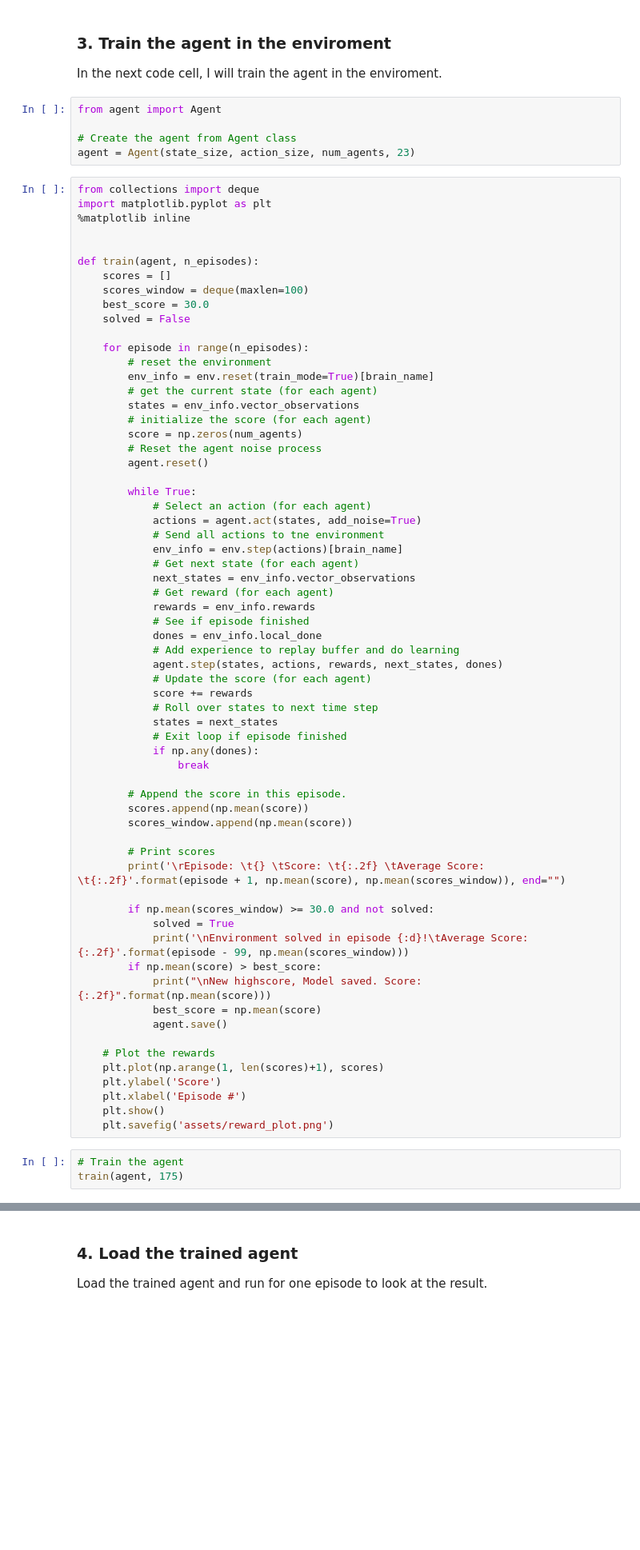
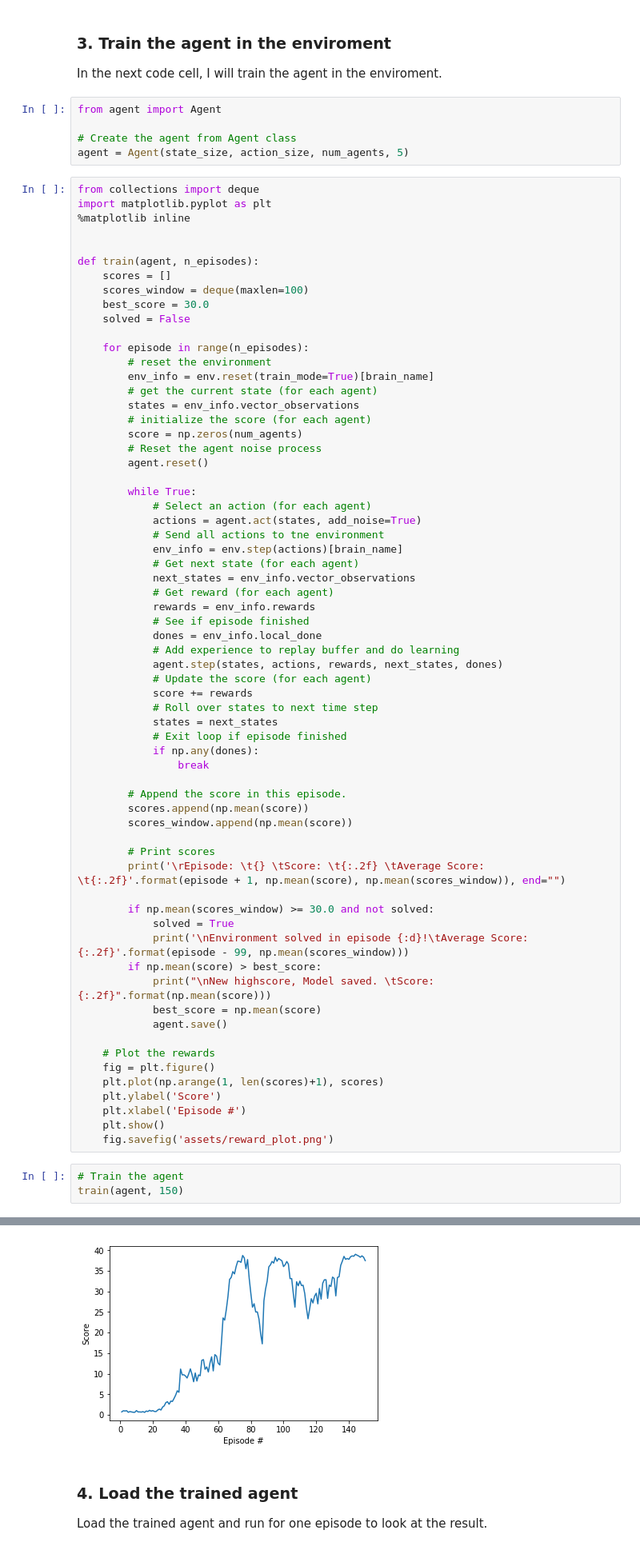
Before and after one commit to riley-mld/UnityReacher_DDPG, a Jupyter notebook: Continuous_Control.ipynb, the cells around one changed output, grey strips where cells are left out. Shown at 80% size. Saved outputs shown, nothing was run; the diff lists cells and outputs as text; blank space fills up the shorter version.

```diff
--- a/Continuous_Control.ipynb
+++ b/Continuous_Control.ipynb
@@ -98,7 +98,7 @@ In the next code cell, I will train the agent in the enviroment.
 from agent import Agent
 
 # Create the agent from Agent class
-agent = Agent(state_size, action_size, num_agents, 23)
+agent = Agent(state_size, action_size, num_agents, 5)
 # %%
 from collections import deque
 import matplotlib.pyplot as plt
@@ -153,17 +153,18 @@ def train(agent, n_episodes):
             solved = True
             print('\nEnvironment solved in episode {:d}!\tAverage Score: {:.2f}'.format(episode - 99, np.mean(scores_window)))
         if np.mean(score) > best_score:
-            print("\nNew highscore, Model saved. Score: {:.2f}".format(np.mean(score)))
+            print("\nNew highscore, Model saved. \tScore: {:.2f}".format(np.mean(score)))
             best_score = np.mean(score)
             agent.save()
 
     # Plot the rewards
+    fig = plt.figure()
     plt.plot(np.arange(1, len(scores)+1), scores)
     plt.ylabel('Score')
     plt.xlabel('Episode #')
     plt.show()
-    plt.savefig('assets/reward_plot.png')
+    fig.savefig('assets/reward_plot.png')
 # %%
 # Train the agent
-train(agent, 175)
+train(agent, 150)
 # %% [output]
@@ -171,3 +188,4 @@ Episode:        21      Score:  1.08    Average Score:  0.65
+[figure, added]
 # %% [markdown]
 ### 4. Load the trained agent
 
```
Also changed, not shown: parts of 2 cells of this notebook, 2 other files.
